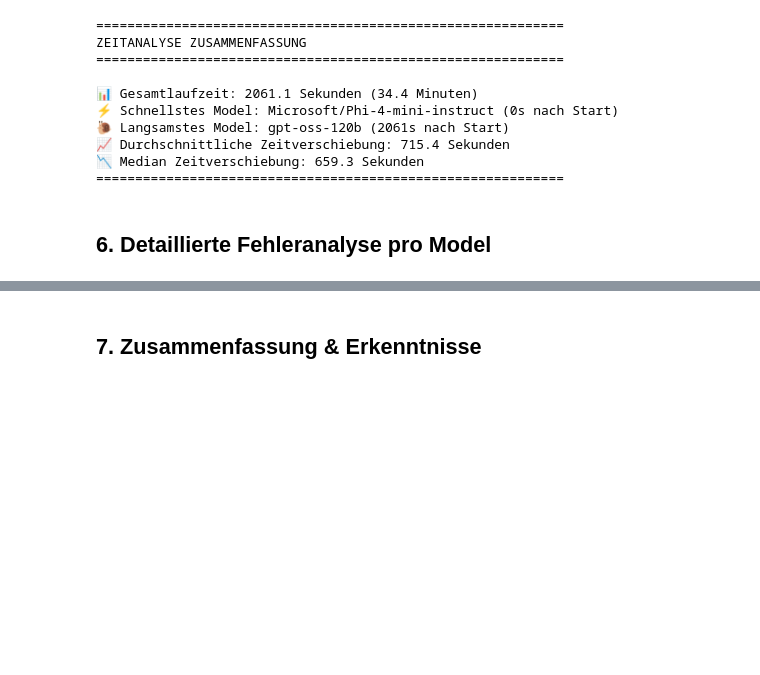
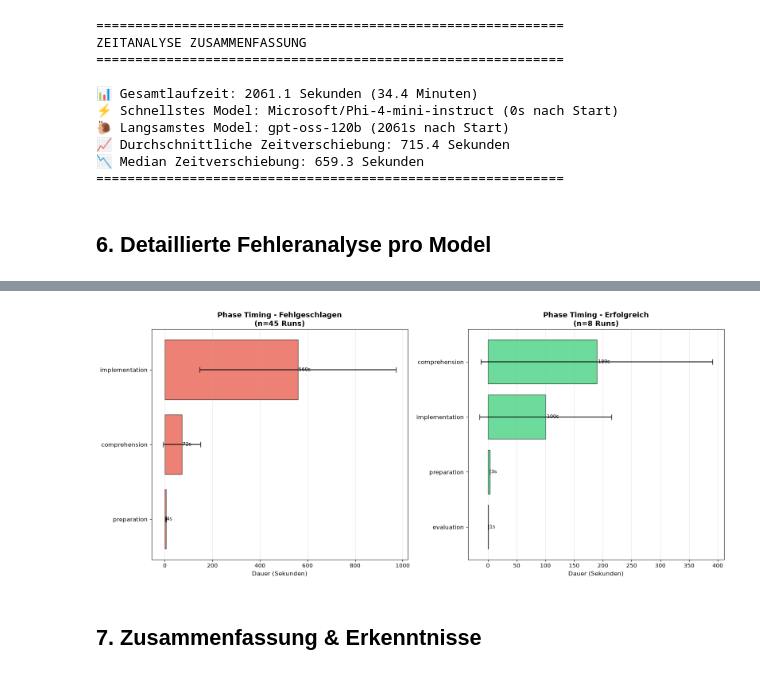
Before and after one commit to BequemeDecke/MDEAgent, a Jupyter notebook: notebooks/benchmark.ipynb, the cells around one changed output, grey strips where cells are left out. Saved outputs shown, nothing was run; the diff lists cells and outputs as text; code cells hidden in the pictures; blank space fills up the shorter version.

```diff
--- a/notebooks/benchmark.ipynb
+++ b/notebooks/benchmark.ipynb
@@ -453,3 +684,40 @@ Passing `palette` without assigning `hue` is deprecated and will be removed in v
+# %%
+if len(df_phases) > 0:
+    # Vergleichsgrafik: Erfolg vs. Misserfolg auf einer Achse
+    fig, axes = plt.subplots(1, 2, figsize=(16, 7))
+
+    for idx, (label, filter_val, color) in enumerate([
+        ('Fehlgeschlagen', False, '#e74c3c'),
+        ('Erfolgreich', True, '#2ecc71'),
+    ]):
+        subset = avg_phases[avg_phases['success'] == filter_val].sort_values('avg_latency', ascending=True)
+
+        axes[idx].barh(
+            range(len(subset)),
+            subset['avg_latency'],
+            xerr=subset['std_latency'],
+            capsize=5,
+            color=color,
+            alpha=0.7,
+            edgecolor='black',
+        )
+
+        axes[idx].set_yticks(range(len(subset)))
+        axes[idx].set_yticklabels(subset['phase'], fontsize=11)
+        axes[idx].set_xlabel('Dauer (Sekunden)', fontsize=11)
+        axes[idx].set_title(f'Phase Timing - {label}\n(n={int(subset["count"].sum())} Runs)', fontsize=13, weight='bold')
+        axes[idx].grid(True, axis='x', alpha=0.3)
+
+        for i, (_, row) in enumerate(subset.iterrows()):
+            axes[idx].text(row['avg_latency'] + 2, i, f"{row['avg_latency']:.0f}s", va='center', fontsize=9)
+
+    plt.tight_layout()
+    plt.savefig(OUTPUT_DIR / 'benchmark_phase_comparison.png', dpi=150, bbox_inches='tight')
+    plt.show()
+else:
+    print('Keine Phasen-Daten verfügbar für den Vergleich.')
+# %% [output]
+[figure, added]
 # %% [markdown]
 ## 7. Zusammenfassung & Erkenntnisse
 # %%
```
Also changed, not shown: parts of 21 cells of this notebook.
